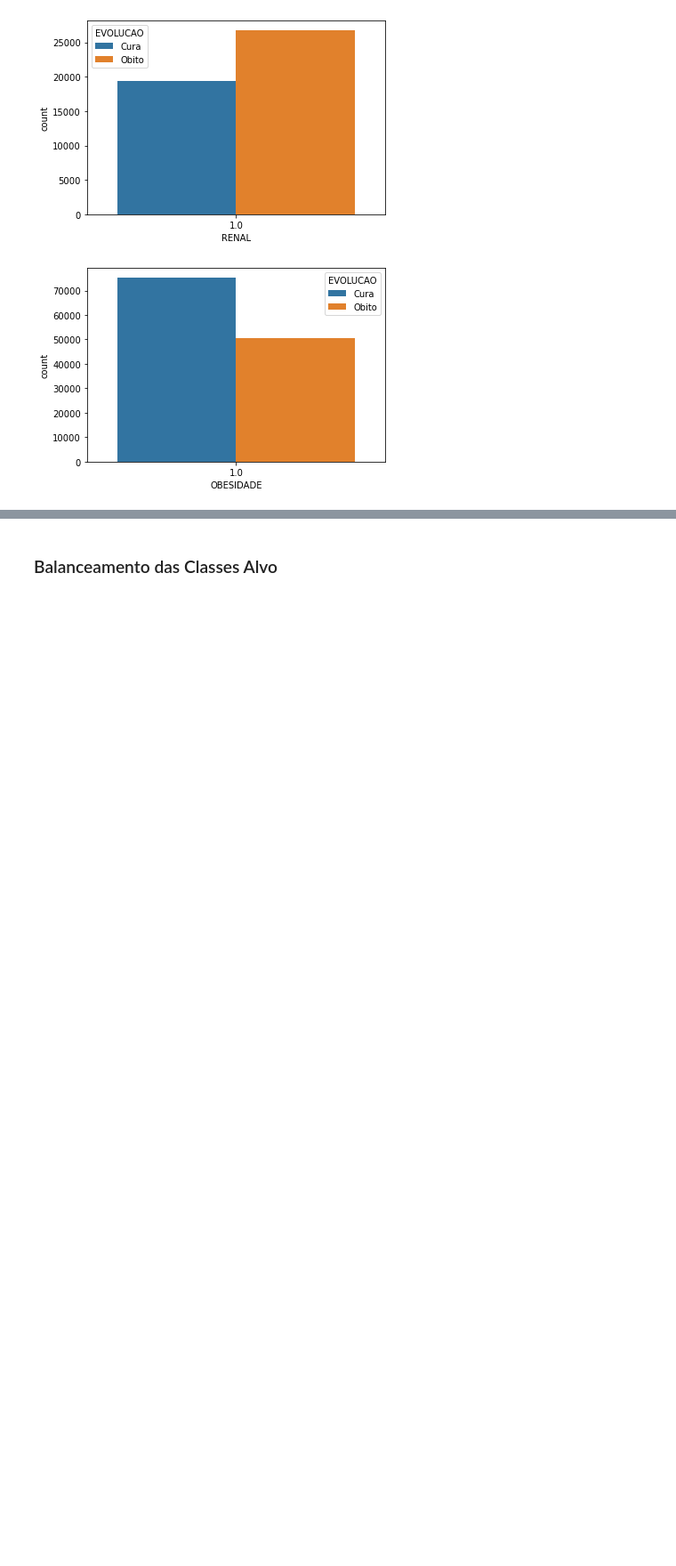
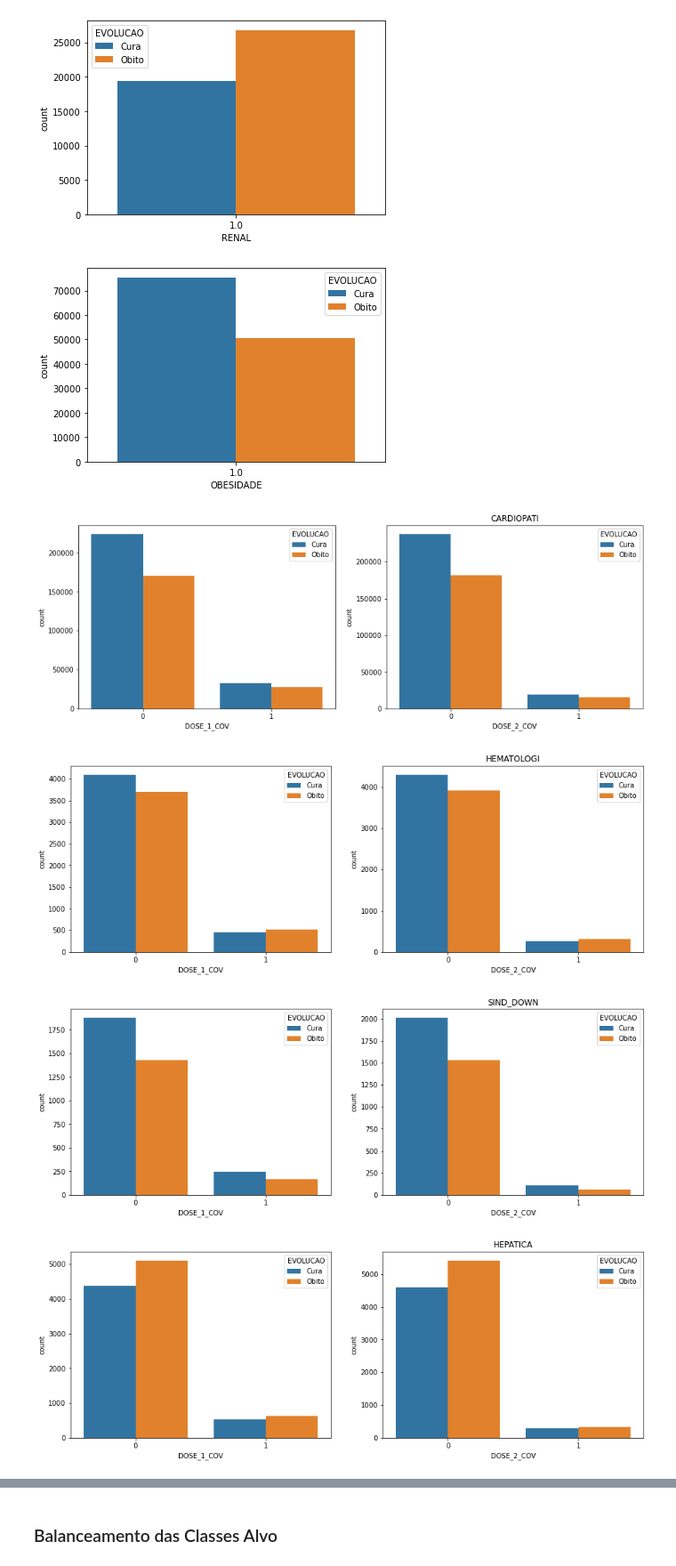
Before and after one commit to joaovictor42/inteligencia-artificial, a Jupyter notebook: Avaliacao-03-IA.ipynb, the cells around one changed output, grey strips where cells are left out. Shown at 89% size. Saved outputs shown, nothing was run; the diff lists cells and outputs as text; code cells hidden in the pictures; blank space fills up the shorter version.

```diff
--- a/Avaliacao-03-IA.ipynb
+++ b/Avaliacao-03-IA.ipynb
@@ -219,3 +219,23 @@ for fator in fatores_de_risco:
 [figure]
 [figure]
 [figure]
+# %%
+for fator in fatores_de_risco:
+    for index, vacina in enumerate(vacinas):
+        grupo = srag[srag[fator] == 1]
+
+        if (index+1) % 2 != 0:
+            figure, axes = plt.subplots(1, 2, figsize=(15,5))
+
+        sns.countplot(data=grupo, x=vacina, hue='EVOLUCAO',
+                  hue_order=['Cura','Obito'], palette=palette, ax=axes[index%2])
+
+        plt.title(fator)
+
+        if (index+1) % 2 == 0:
+            plt.show()
+# %% [output]
+[figure, added]
+[figure, added]
+[figure, added]
+[figure, added]
```
Also changed, not shown: parts of 4 cells of this notebook.
